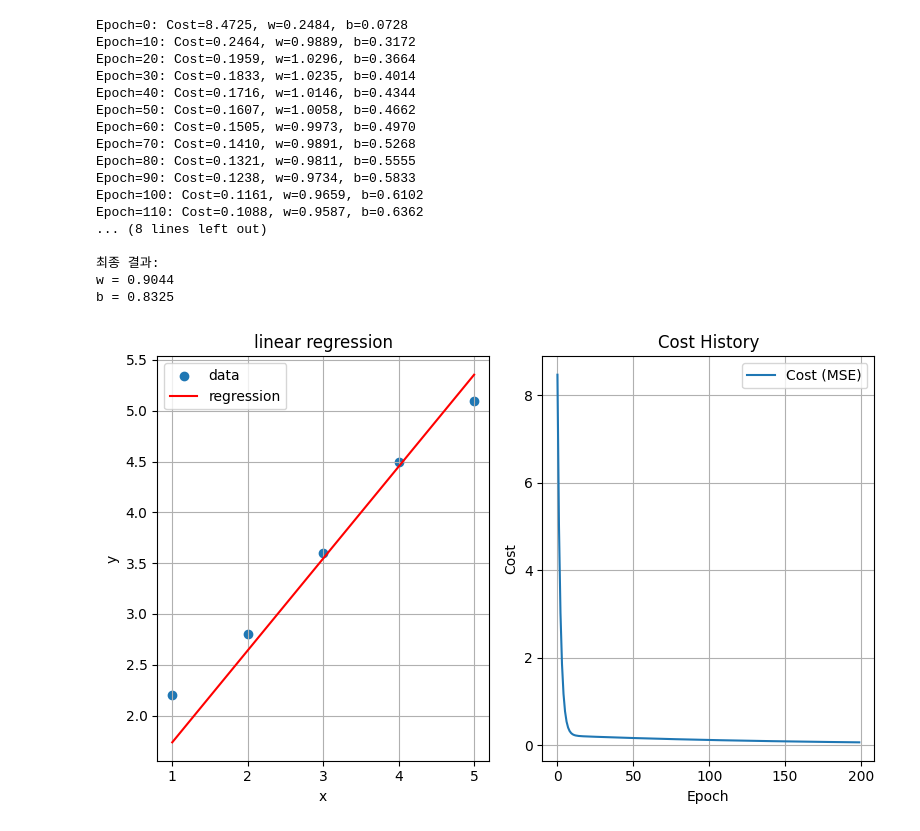
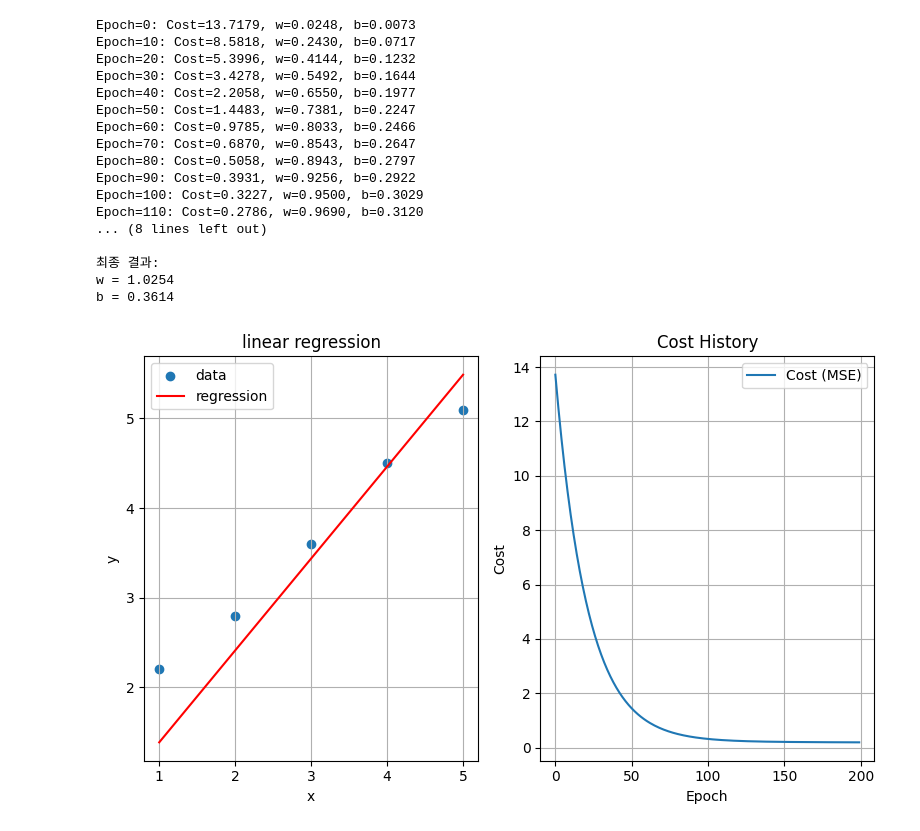
Before and after one commit to leesysy/basic-team, a Jupyter notebook: linear_regression_numerical_gradient_descent.ipynb, the cells around one changed output. Drawn from its saved outputs; the diff is of its cells as text; code cells hidden in the pictures.

```diff
--- a/linear_regression_numerical_gradient_descent.ipynb
+++ b/linear_regression_numerical_gradient_descent.ipynb
@@ -37,7 +37,7 @@ w = 0.0  # 기울기
 b = 0.0  # 절편
 
 # 하이퍼파라미터
-learning_rate = 0.001
+learning_rate = 0.1
 epochs = 200
 
 n = len(x)  # 데이터 개수
@@ -74,45 +74,45 @@ print("\n최종 결과:")
 print(f"w = {w:.4f}")
 print(f"b = {b:.4f}")
 
 # 6. 회귀선 시각화
 y_fit = w * x + b
 plt.figure(figsize=(8, 5))
 plt.subplot(1, 2, 1)
 plt.scatter(x, y, label='data')
 plt.plot(x, y_fit, color='red', label='regression')
 plt.xlabel('x')
 plt.ylabel('y')
 plt.title('linear regression')
 plt.legend()
 plt.grid(True)
 
 # 7. 비용 함수 감소 시각화
 plt.subplot(1, 2, 2)
 plt.plot(cost_history, label='Cost (MSE)')
 plt.xlabel('Epoch')
 plt.ylabel('Cost')
 plt.title('Cost History')
 plt.grid(True)
 plt.legend()
 
 plt.tight_layout()
 plt.show()
 # %% [output]
-Epoch=0: Cost=8.4725, w=0.2484, b=0.0728
-Epoch=10: Cost=0.2464, w=0.9889, b=0.3172
-Epoch=20: Cost=0.1959, w=1.0296, b=0.3664
-Epoch=30: Cost=0.1833, w=1.0235, b=0.4014
-Epoch=40: Cost=0.1716, w=1.0146, b=0.4344
-Epoch=50: Cost=0.1607, w=1.0058, b=0.4662
-Epoch=60: Cost=0.1505, w=0.9973, b=0.4970
-Epoch=70: Cost=0.1410, w=0.9891, b=0.5268
-Epoch=80: Cost=0.1321, w=0.9811, b=0.5555
-Epoch=90: Cost=0.1238, w=0.9734, b=0.5833
-Epoch=100: Cost=0.1161, w=0.9659, b=0.6102
-Epoch=110: Cost=0.1088, w=0.9587, b=0.6362
+Epoch=0: Cost=13.7179, w=0.0248, b=0.0073
+Epoch=10: Cost=8.5818, w=0.2430, b=0.0717
+Epoch=20: Cost=5.3996, w=0.4144, b=0.1232
+Epoch=30: Cost=3.4278, w=0.5492, b=0.1644
+Epoch=40: Cost=2.2058, w=0.6550, b=0.1977
+Epoch=50: Cost=1.4483, w=0.7381, b=0.2247
+Epoch=60: Cost=0.9785, w=0.8033, b=0.2466
+Epoch=70: Cost=0.6870, w=0.8543, b=0.2647
+Epoch=80: Cost=0.5058, w=0.8943, b=0.2797
+Epoch=90: Cost=0.3931, w=0.9256, b=0.2922
+Epoch=100: Cost=0.3227, w=0.9500, b=0.3029
+Epoch=110: Cost=0.2786, w=0.9690, b=0.3120
 ... (8 lines left out)
 
 최종 결과:
-w = 0.9044
-b = 0.8325
+w = 1.0254
+b = 0.3614
-[figure, old version]
+[figure, new version]
```
